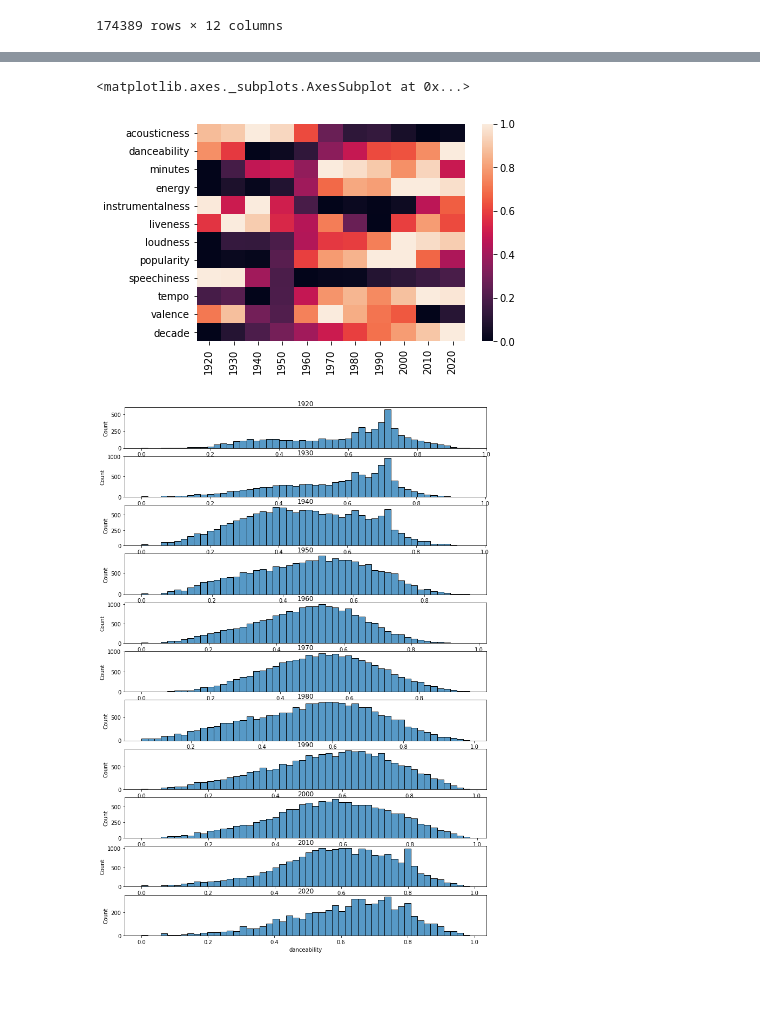
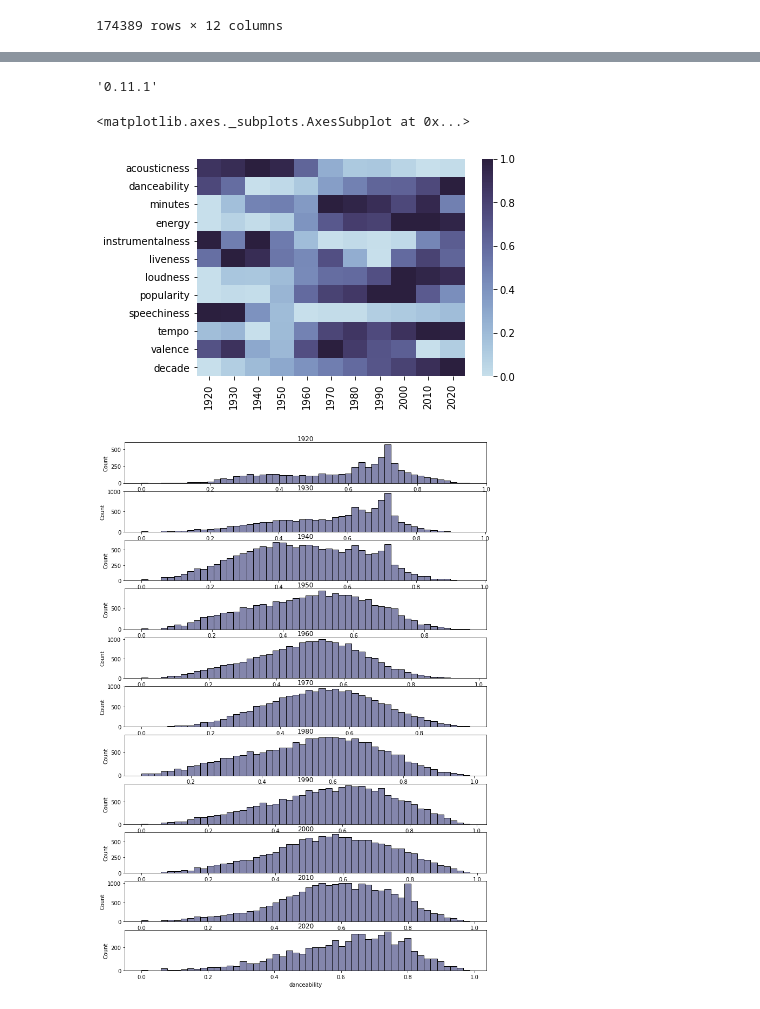
Before and after one commit to Lisstrange/Mini-examples, a Jupyter notebook: Recomendation music on Spotify Dataset.ipynb, the cells around one changed output, grey strips where cells are left out. Drawn from its saved outputs; the diff is of its cells as text; code cells hidden in the pictures.

Commit message:
color maps

```diff
--- a/Recomendation music on Spotify Dataset.ipynb
+++ b/Recomendation music on Spotify Dataset.ipynb
@@ -231,19 +233,26 @@ decades_means
 | tempo | 110.301210 | 110.918316 | 107.357398 | 110.576868 | 114.999240 | 119.706568 | 121.043312 | 119.351300 | 121.442669 | 123.233344 | 122.998693 |
 | valence | 0.545307 | 0.567892 | 0.488858 | 0.478069 | 0.548013 | 0.583318 | 0.561804 | 0.544343 | 0.536477 | 0.449535 | 0.463194 |
 | decade | 1920.000000 | 1930.000000 | 1940.000000 | 1950.000000 | 1960.000000 | 1970.000000 | 1980.000000 | 1990.000000 | 2000.000000 | 2010.000000 | 2020.000000 |
+# %%
+sns.__version__
+# %% [output]
+'0.11.1'
 # %%
 # значения имеют огромный размах, поэтому их надо нормализовать
 norm_min = decades_means.iloc[:12,].sub(decades_means.iloc[:12,].min(axis=1), axis=0)
-sns.heatmap(norm_min.div(norm_min.max(axis=1), axis=0))
+# https://jiffyclub.github.io/palettable/cubehelix/ палетка
+cmp = sns.color_palette("ch:s=.25,rot=-.25", as_cmap=True)
+cmp2 = sns.cubehelix_palette(rot=-.4)
+sns.heatmap(norm_min.div(norm_min.max(axis=1), axis=0), cmap=cmp)
 # %% [output]
 <matplotlib.axes._subplots.AxesSubplot at 0x...>
-[figure, old version]
+[figure, new version]
 # %%
 fig, ax = plt.subplots(11, 1, figsize=(12,18))
 n = 0
 for i in decade['decade'].sort_values(ascending=True).unique():
-    sns.histplot(data=decade[decade['decade'] == i]['danceability'], ax=ax[n], bins = 50)
+    sns.histplot(data=decade[decade['decade'] == i]['danceability'], ax=ax[n], bins = 50, color=cmp.colors[170])
     ax[n].set_title(i, pad = 2)
     n+=1
 # %% [output]
-[figure, old version]
+[figure, new version]
```
Also changed, not shown: parts of 5 cells of this notebook.
